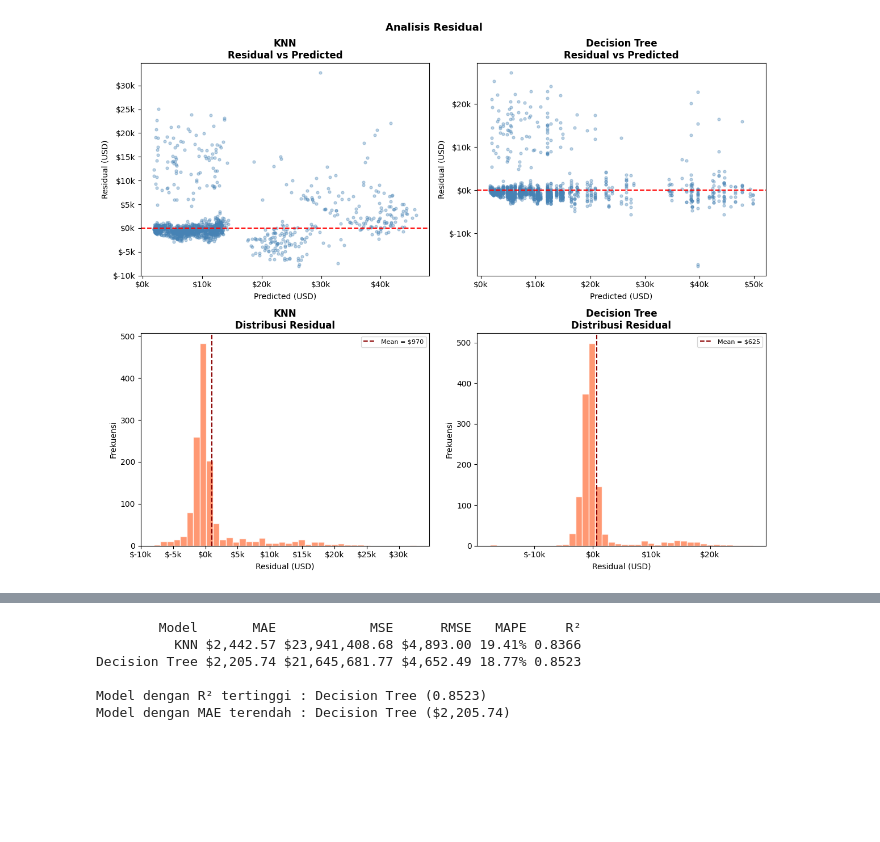
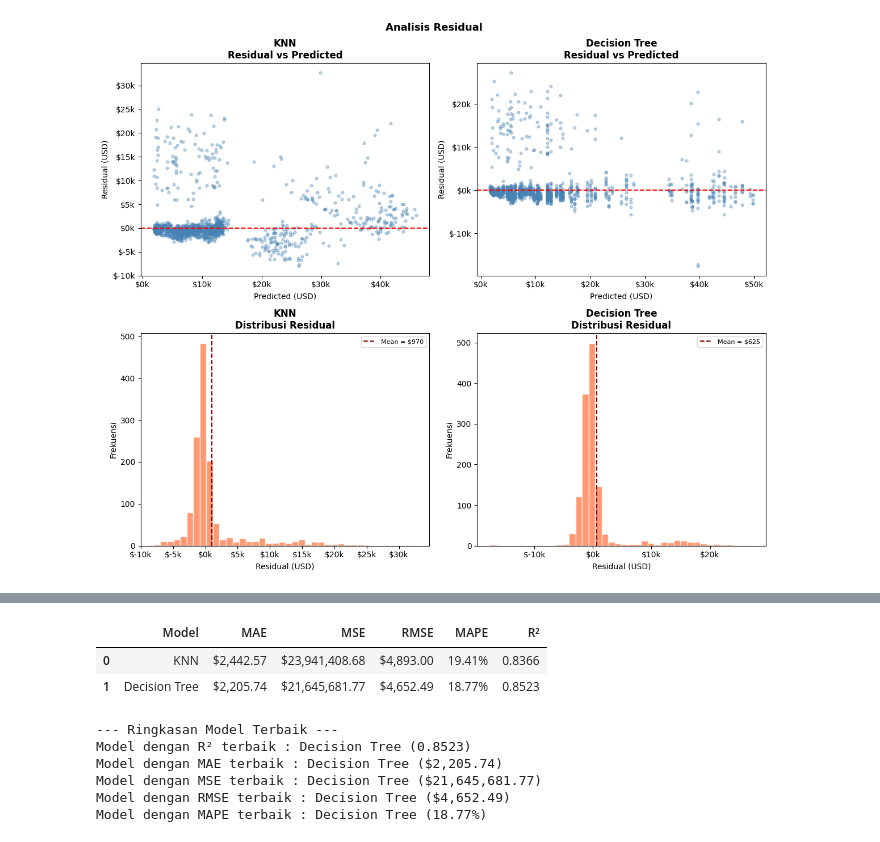
Before and after one commit to flynnight/Tubes-Siscer, a Jupyter notebook: ML_Medical_Insurance_Regresi.ipynb, the cells around one changed output, grey strips where cells are left out. Drawn from its saved outputs; the diff is of its cells as text; code cells hidden in the pictures; blank space fills up the shorter version.

```diff
--- a/ML_Medical_Insurance_Regresi.ipynb
+++ b/ML_Medical_Insurance_Regresi.ipynb
@@ -834,36 +847,49 @@ Berdasarkan hasil evaluasi menggunakan 5-Fold Cross Validation, Random Forest me
 # %%
-# Tabel Ringkasan Metrik — 4 model
+# Tabel Ringkasan Metrik — Perbandingan KNN dan Decision Tree
 results_summary = pd.DataFrame({
     'Model': ['KNN', 'Decision Tree'],
     'MAE'  : [mae_knn, mae_dt],
     'MSE'  : [mse_knn, mse_dt],
     'RMSE' : [rmse_knn, rmse_dt],
     'MAPE' : [mape_knn, mape_dt],
     'R²'   : [r2_knn, r2_dt]
 })
 
 results_display = results_summary.copy()
 results_display['MAE']  = results_summary['MAE'].apply(lambda x: f'${x:,.2f}')
 results_display['MSE']  = results_summary['MSE'].apply(lambda x: f'${x:,.2f}')
 results_display['RMSE'] = results_summary['RMSE'].apply(lambda x: f'${x:,.2f}')
 results_display['MAPE'] = results_summary['MAPE'].apply(lambda x: f'{x:.2f}%')
 results_display['R²']   = results_summary['R²'].apply(lambda x: f'{x:.4f}')
 
-print(results_display.to_string(index=False))
+display(results_display)
 
-# model terbaik
-r2_vals  = {'KNN': r2_knn,  'Decision Tree': r2_dt}
-mae_vals = {'KNN': mae_knn, 'Decision Tree': mae_dt}
+# Kamus untuk memudahkan pencarian model terbaik
+metrics = {
+    'R²'  : {'vals': {'KNN': r2_knn, 'Decision Tree': r2_dt}, 'best': 'max'},
+    'MAE' : {'vals': {'KNN': mae_knn, 'Decision Tree': mae_dt}, 'best': 'min'},
+    'MSE' : {'vals': {'KNN': mse_knn, 'Decision Tree': mse_dt}, 'best': 'min'},
+    'RMSE': {'vals': {'KNN': rmse_knn, 'Decision Tree': rmse_dt}, 'best': 'min'},
+    'MAPE': {'vals': {'KNN': mape_knn, 'Decision Tree': mape_dt}, 'best': 'min'}
+}
 
-best_r2  = max(r2_vals,  key=r2_vals.get)
-best_mae = min(mae_vals, key=mae_vals.get)
+print("\n--- Ringkasan Model Terbaik ---")
+for m_name, m_info in metrics.items():
+    if m_info['best'] == 'max':
+        best_model = max(m_info['vals'], key=m_info['vals'].get)
+    else:
+        best_model = min(m_info['vals'], key=m_info['vals'].get)
 
-print(f'\nModel dengan R² tertinggi : {best_r2} ({r2_vals[best_r2]:.4f})')
-print(f'Model dengan MAE terendah : {best_mae} (${mae_vals[best_mae]:,.2f})')
+    val = m_info['vals'][best_model]
+    formatted_val = f"${val:,.2f}" if m_name in ['MAE', 'MSE', 'RMSE'] else (f"{val:.2f}%" if m_name == 'MAPE' else f"{val:.4f}")
+    print(f"Model dengan {m_name} terbaik : {best_model} ({formatted_val})")
 # %% [output]
+|  | Model | MAE | MSE | RMSE | MAPE | R² |
+| 0 | KNN | $2,442.57 | $23,941,408.68 | $4,893.00 | 19.41% | 0.8366 |
+| 1 | Decision Tree | $2,205.74 | $21,645,681.77 | $4,652.49 | 18.77% | 0.8523 |
-        Model       MAE            MSE      RMSE   MAPE     R²
-          KNN $2,442.57 $23,941,408.68 $4,893.00 19.41% 0.8366
-Decision Tree $2,205.74 $21,645,681.77 $4,652.49 18.77% 0.8523
-
-Model dengan R² tertinggi : Decision Tree (0.8523)
-Model dengan MAE terendah : Decision Tree ($2,205.74)
+--- Ringkasan Model Terbaik ---
+Model dengan R² terbaik : Decision Tree (0.8523)
+Model dengan MAE terbaik : Decision Tree ($2,205.74)
+Model dengan MSE terbaik : Decision Tree ($21,645,681.77)
+Model dengan RMSE terbaik : Decision Tree ($4,652.49)
+Model dengan MAPE terbaik : Decision Tree (18.77%)
```
Also changed, not shown: parts of 41 cells of this notebook.
